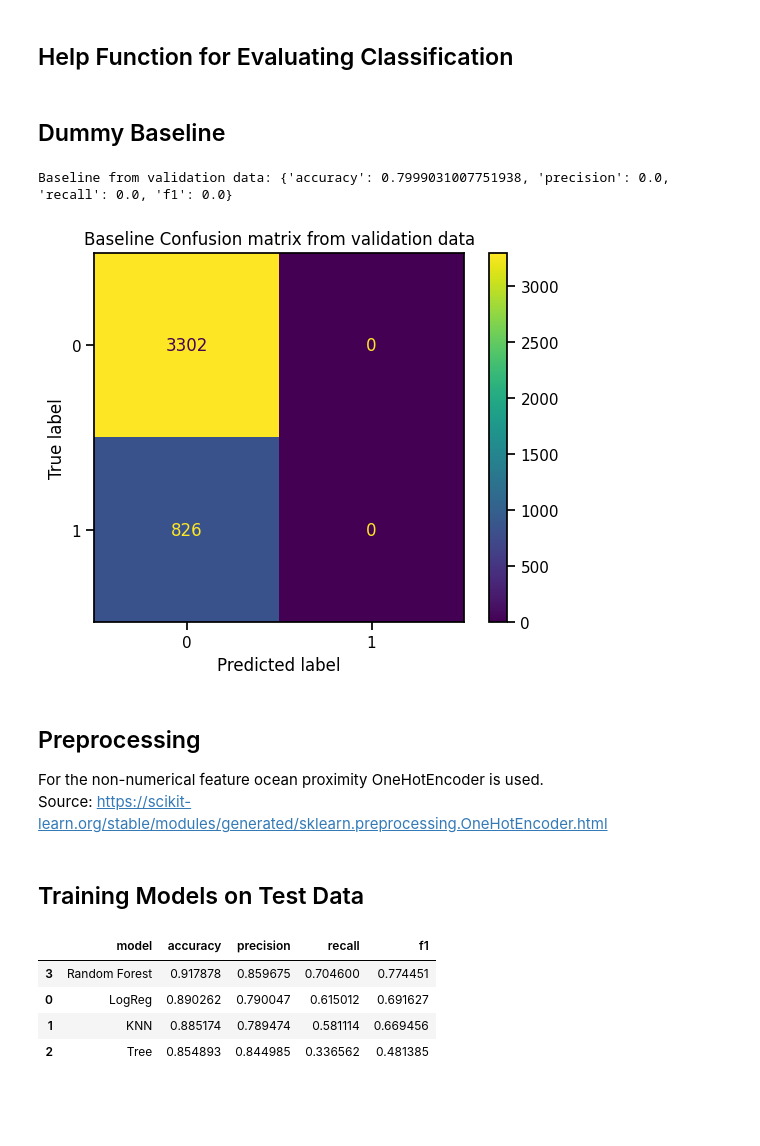
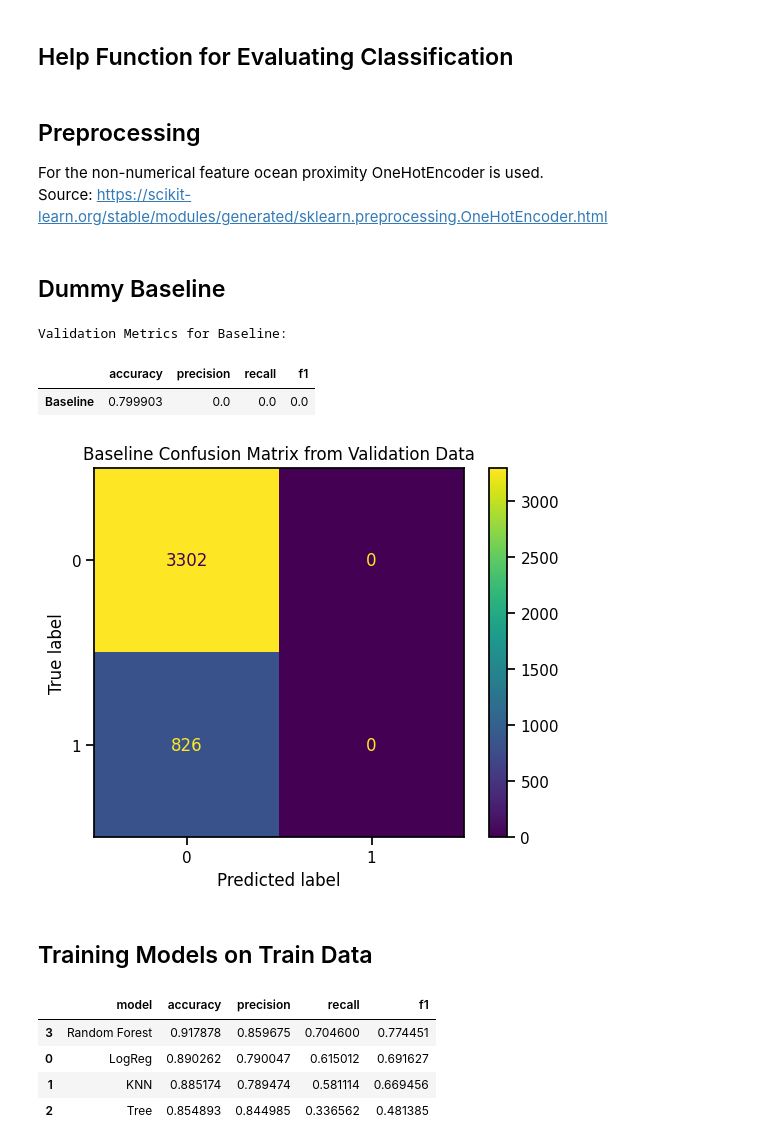
Before and after one commit to MalinMo/California-Housing, a Jupyter notebook: ML_Uppgft1_Malin_Moisander.ipynb, the cells around one changed output. Cells and saved outputs as stored; diff of their text form; code cells hidden in the pictures; blank space fills up the shorter version.

```diff
--- a/ML_Uppgft1_Malin_Moisander.ipynb
+++ b/ML_Uppgft1_Malin_Moisander.ipynb
@@ -231,21 +228,6 @@ def evaluate_classification(y_true, y_pred) -> dict:
         "recall": recall_score(y_true, y_pred, zero_division=0),
         "f1": f1_score(y_true, y_pred, zero_division=0),
     }
-# %% [markdown]
-## Dummy Baseline
-# %%
-baseline = DummyClassifier(strategy="most_frequent", random_state=42)
-baseline.fit(X_train, y_train)
-
-y_pred_base_val = baseline.predict(X_val)
-print("Baseline from validation data:", evaluate_classification(y_val, y_pred_base_val))
-
-ConfusionMatrixDisplay.from_predictions(y_val, y_pred_base_val)
-plt.title("Baseline Confusion matrix from validation data")
-plt.show()
-# %% [output]
-Baseline from validation data: {'accuracy': 0.7999031007751938, 'precision': 0.0, 'recall': 0.0, 'f1': 0.0}
-[figure, removed]
 # %% [markdown]
 ## Preprocessing
 For the non-numerical feature ocean proximity OneHotEncoder is used.
@@ -270,8 +252,38 @@ preprocess = ColumnTransformer(
         ("cat", categorical_transformer, categorical_features),
     ]
 )
+# %% [markdown]
+## Dummy Baseline
+# %%
+baseline = Pipeline(steps=[
+    ("preprocess", preprocess),
+    ("model", DummyClassifier(strategy="most_frequent", random_state=42))
+])
+
+baseline.fit(X_train, y_train)
+
+y_pred_base_val = baseline.predict(X_val)
+
+print("Validation Metrics for Baseline:")
+baseline_metrics_val = evaluate_classification(y_val, y_pred_base_val)
+
+baseline_metrics_df = (
+    pd.DataFrame(baseline_metrics_val, index=["Baseline"])
+    .round(6)
+)
+
+display(baseline_metrics_df)
+
+ConfusionMatrixDisplay.from_predictions(y_val, y_pred_base_val)
+plt.title("Baseline Confusion Matrix from Validation Data")
+plt.show()
+# %% [output]
+Validation Metrics for Baseline:
+|  | accuracy | precision | recall | f1 |
+| Baseline | 0.799903 | 0.0 | 0.0 | 0.0 |
+[figure, added]
 # %% [markdown]
-## Training Models on Test Data
+## Training Models on Train Data
 # %%
 models = {}
 
```
Also changed, not shown: parts of 15 cells of this notebook, 1 other file.
